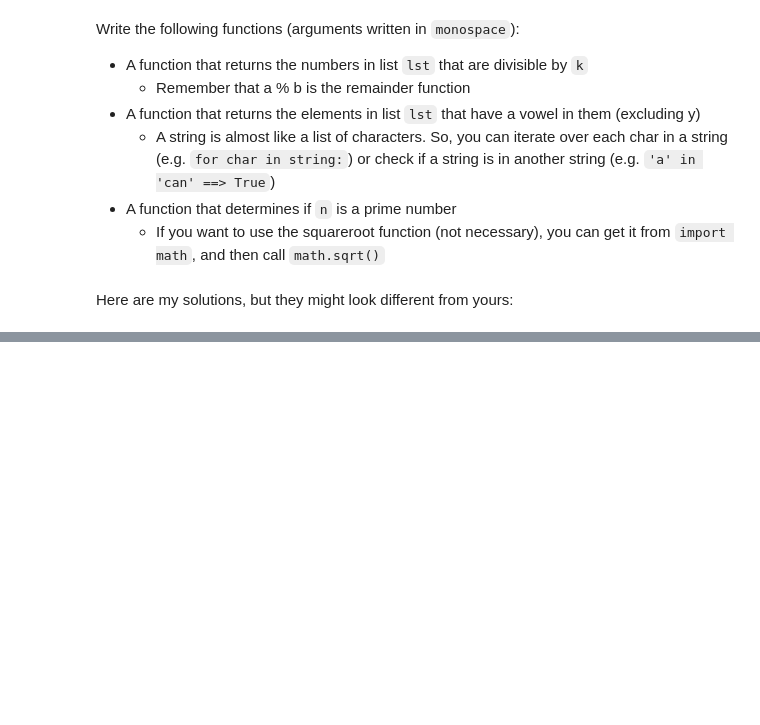
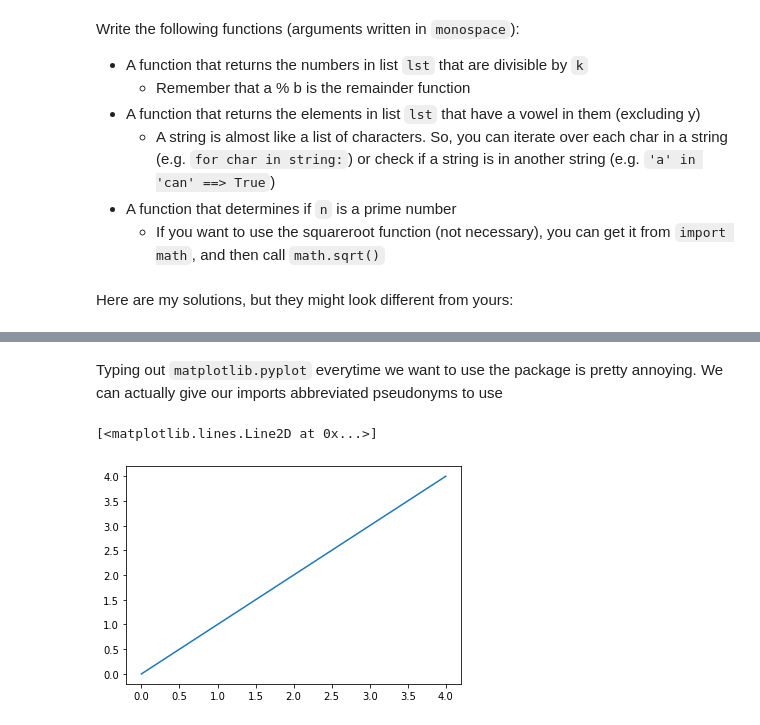
Before and after one commit to p-ai-org/p-workshops-2022, a Jupyter notebook: python-workshop-1.ipynb, the cells around one changed output, grey strips where cells are left out. Cells and saved outputs as stored; diff of their text form; code cells hidden in the pictures; blank space fills up the shorter version.

```diff
--- a/python-workshop-1.ipynb
+++ b/python-workshop-1.ipynb
@@ -522,0 +557,9 @@ def isPrime(n):
+# %% [markdown]
+Typing out `matplotlib.pyplot` everytime we want to use the package is pretty annoying. We can actually give our imports abbreviated pseudonyms to use
+# %%
+import matplotlib.pyplot as plt
+
+plt.plot(x, y)
+# %% [output]
+[<matplotlib.lines.Line2D at 0x...>]
+[figure, added]
```
Also changed, not shown: parts of 26 cells of this notebook.
